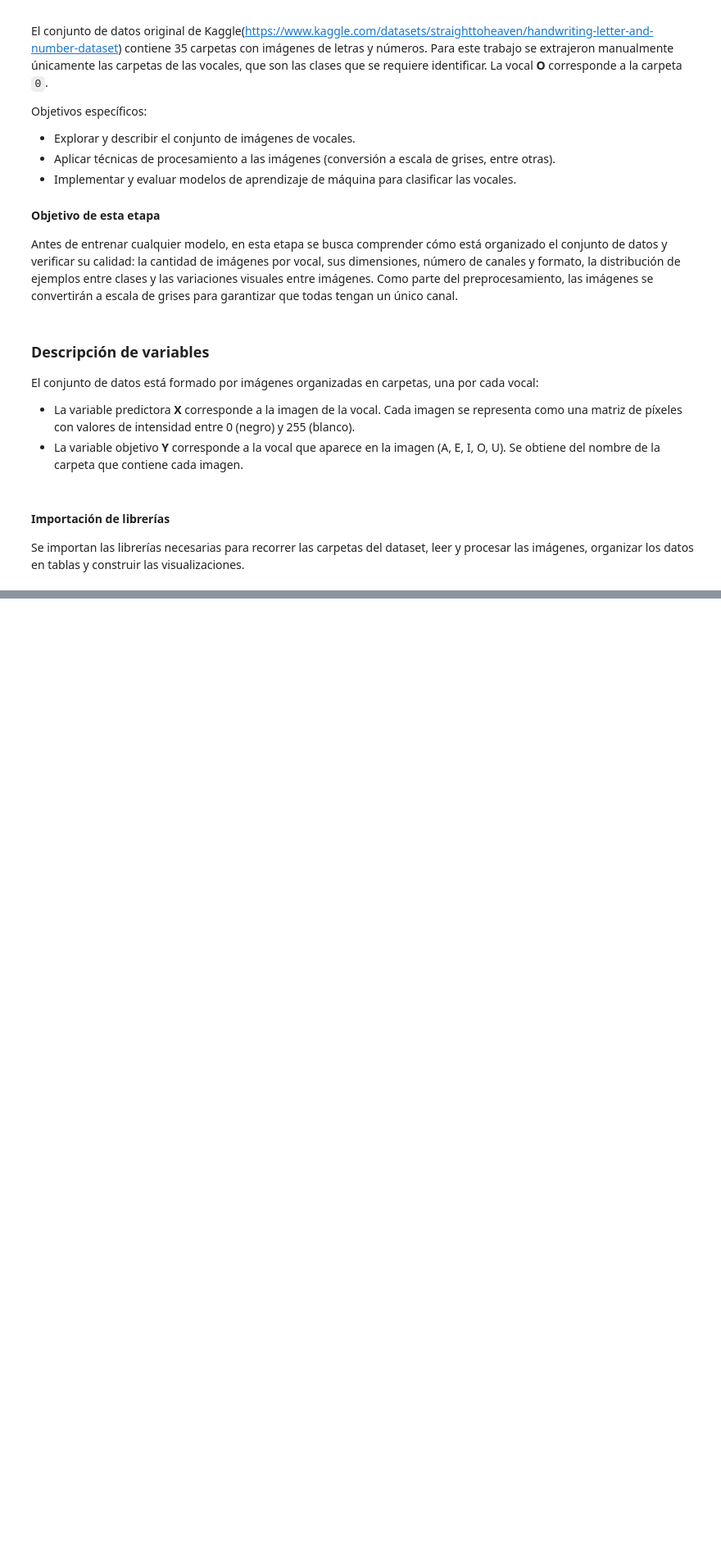
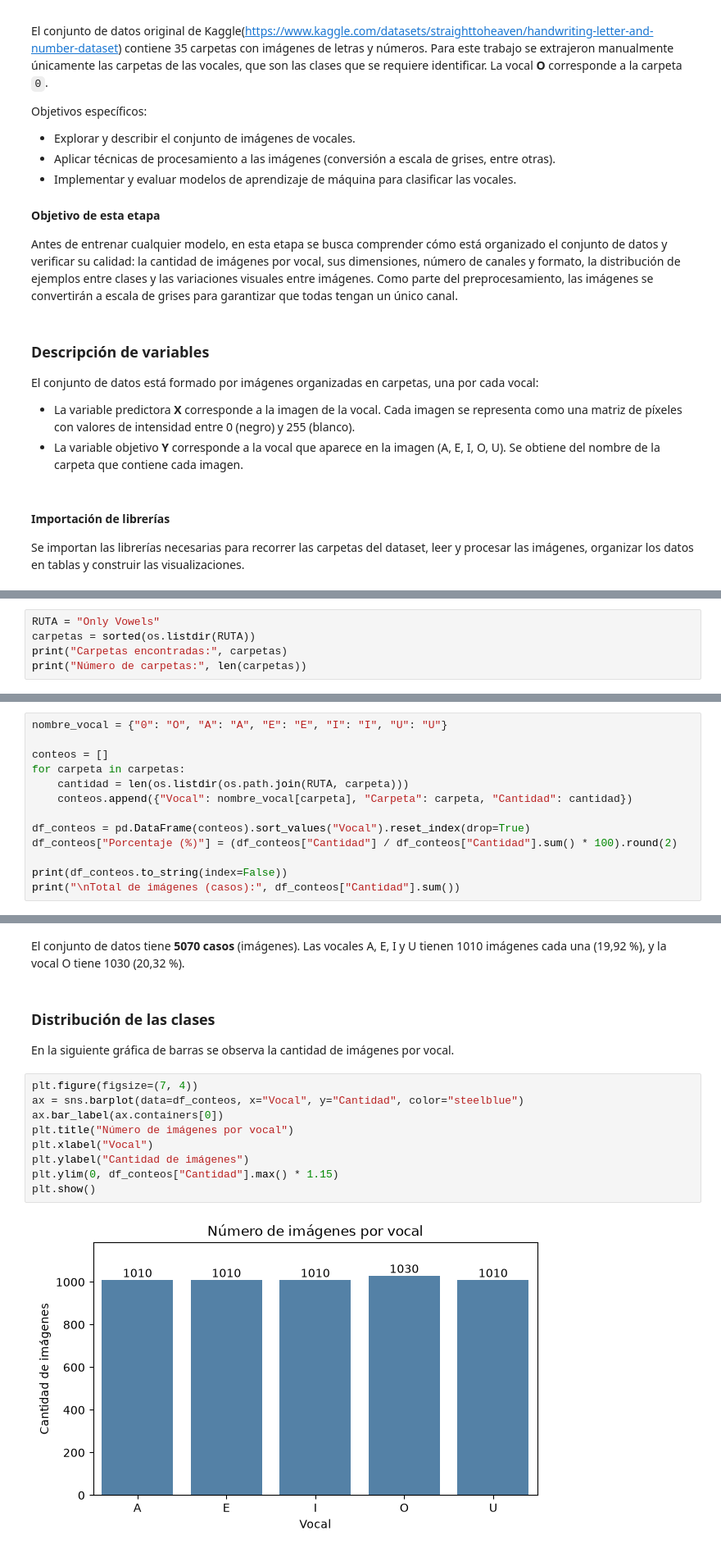
Before and after one commit to Proyect-MachineLearning-Supervised/Machine-Learning-Vowels, a Jupyter notebook: vowels.ipynb, the cells around one changed output, grey strips where cells are left out. Shown at 82% size. Saved outputs shown, nothing was run; the diff lists cells and outputs as text; blank space fills up the shorter version.

Commit message:
Avances al notebook vowels

```diff
--- a/vowels.ipynb
+++ b/vowels.ipynb
@@ -47,0 +75,5 @@ ModuleNotFoundError: No module named 'numpy'
+# %%
+RUTA = "Only Vowels"
+carpetas = sorted(os.listdir(RUTA))
+print("Carpetas encontradas:", carpetas)
+print("Número de carpetas:", len(carpetas))
@@ -47,0 +113,13 @@ ModuleNotFoundError: No module named 'numpy'
+# %%
+nombre_vocal = {"0": "O", "A": "A", "E": "E", "I": "I", "U": "U"}
+
+conteos = []
+for carpeta in carpetas:
+    cantidad = len(os.listdir(os.path.join(RUTA, carpeta)))
+    conteos.append({"Vocal": nombre_vocal[carpeta], "Carpeta": carpeta, "Cantidad": cantidad})
+
+df_conteos = pd.DataFrame(conteos).sort_values("Vocal").reset_index(drop=True)
+df_conteos["Porcentaje (%)"] = (df_conteos["Cantidad"] / df_conteos["Cantidad"].sum() * 100).round(2)
+
+print(df_conteos.to_string(index=False))
+print("\nTotal de imágenes (casos):", df_conteos["Cantidad"].sum())
@@ -47,0 +135,17 @@ ModuleNotFoundError: No module named 'numpy'
+# %% [markdown]
+El conjunto de datos tiene **5070 casos** (imágenes). Las vocales A, E, I y U tienen 1010 imágenes cada una (19,92 %), y la vocal O tiene 1030 (20,32 %).
+# %% [markdown]
+### Distribución de las clases
+
+En la siguiente gráfica de barras se observa la cantidad de imágenes por vocal.
+# %%
+plt.figure(figsize=(7, 4))
+ax = sns.barplot(data=df_conteos, x="Vocal", y="Cantidad", color="steelblue")
+ax.bar_label(ax.containers[0])
+plt.title("Número de imágenes por vocal")
+plt.xlabel("Vocal")
+plt.ylabel("Cantidad de imágenes")
+plt.ylim(0, df_conteos["Cantidad"].max() * 1.15)
+plt.show()
+# %% [output]
+[figure, added]
```
Also changed, not shown: parts of 14 cells of this notebook.
